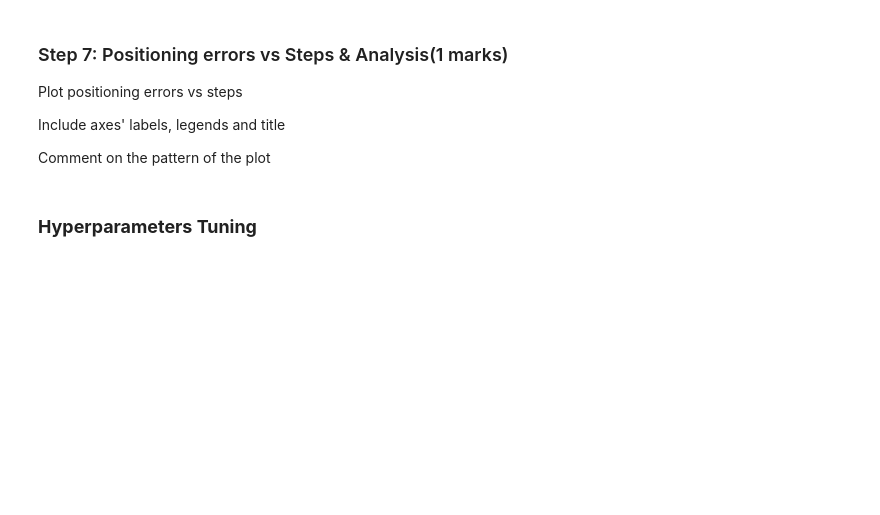
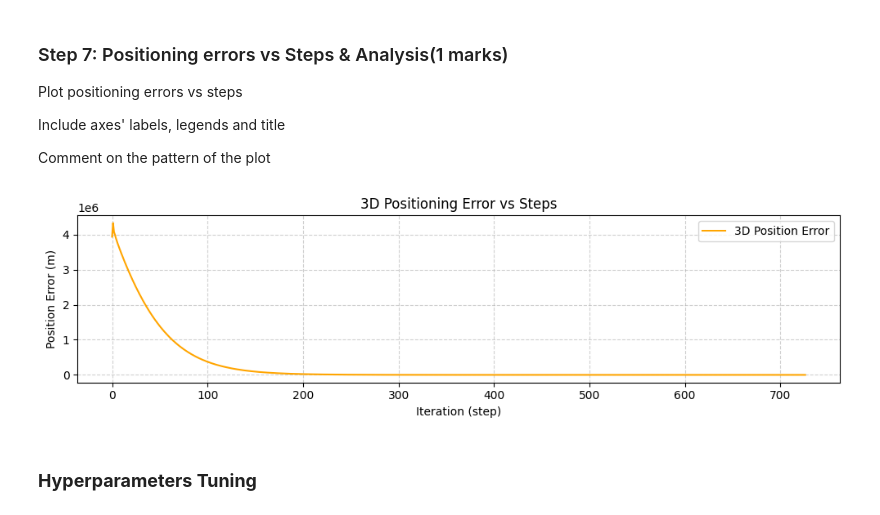
Before and after one commit to maryalrachid-ENGG680/ENGG680_2025_Fall, a Jupyter notebook: Lab_Assignment2/Assignment2_Upload.ipynb, the cells around one changed output. Drawn from its saved outputs; the diff is of its cells as text; code cells hidden in the pictures; blank space fills up the shorter version.

```diff
--- a/Lab_Assignment2/Assignment2_Upload.ipynb
+++ b/Lab_Assignment2/Assignment2_Upload.ipynb
@@ -584,3 +646,27 @@ plt.show()
+# %%
+# ---- Step 7: Positioning Errors vs Steps & Analysis ----
+fig, ax = plt.subplots(1, 1, figsize=(10, 3))
+
+# Compute 3D position error at each iteration
+pos_errors = [np.linalg.norm(e) for e in arr_err]
+ax.plot(range(len(pos_errors)), pos_errors, label='3D Position Error', color='orange')
+
+# Axis labels, title, grid
+ax.set_xlabel('Iteration (step)')
+ax.set_ylabel('Position Error (m)')
+ax.set_title('3D Positioning Error vs Steps')
+ax.legend()
+ax.grid(True, linestyle='--', alpha=0.6)
+fig.tight_layout()
+plt.show()
+
+# ---- Comment on the pattern ----
+# The 3D position error decreases quickly during the first few iterations,
+# demonstrating that the receiver position estimate rapidly improves.
+# The curve then flattens, meaning subsequent updates yield minimal improvement —
+# confirming that the solution has converged to a stable position estimate.
+# %% [output]
+[figure, added]
 # %% [markdown]
 ### **Hyperparameters Tuning**
 # %% [markdown]
```
Also changed, not shown: parts of 15 cells of this notebook.
